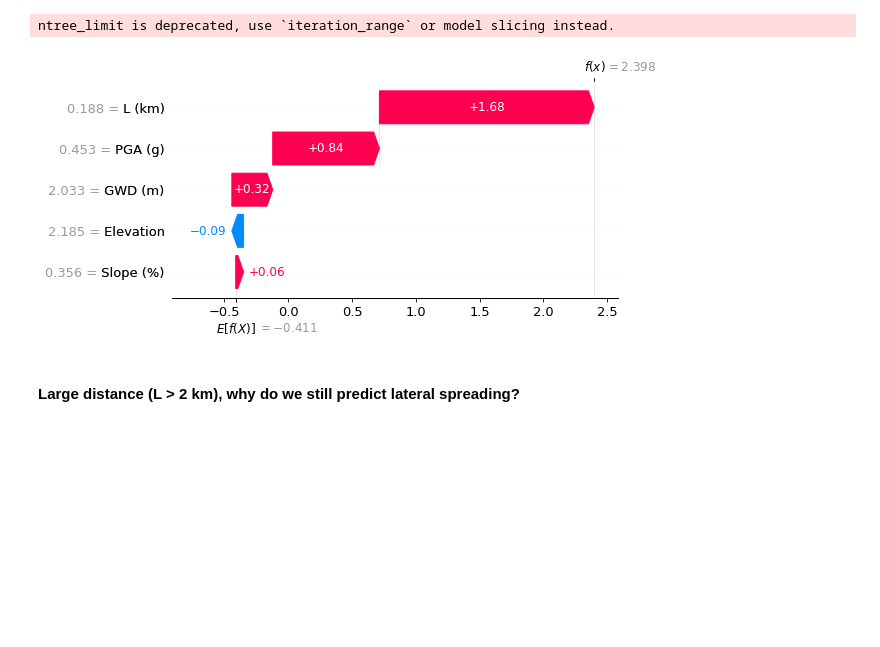
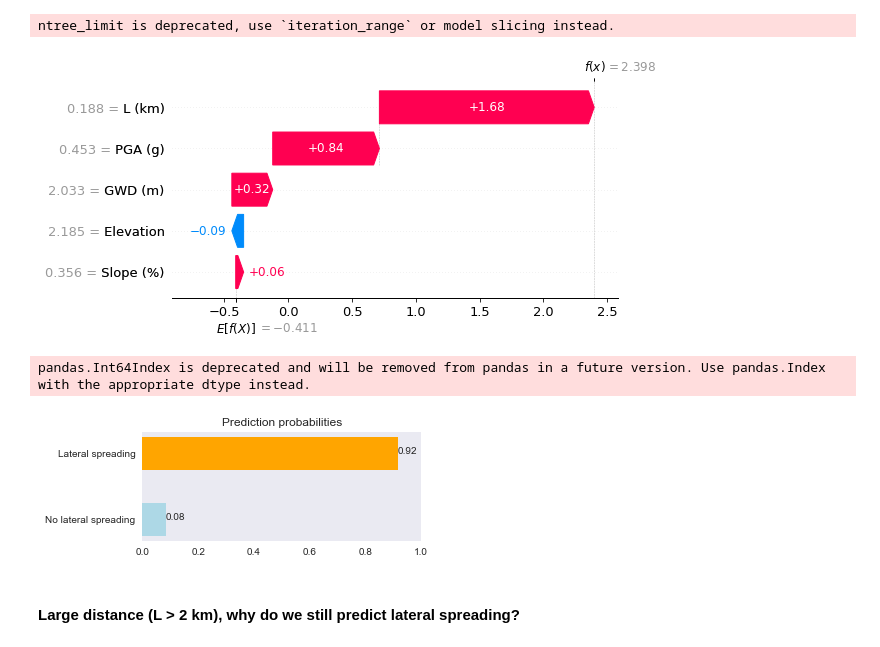
Before and after one commit to geoelements/xai-lateral-spreading, a Jupyter notebook: shap-explainer.ipynb, the cells around one changed output. Cells and saved outputs as stored; diff of their text form; code cells hidden in the pictures; blank space fills up the shorter version.

```diff
--- a/shap-explainer.ipynb
+++ b/shap-explainer.ipynb
@@ -292,9 +309,13 @@ tp_shap_values = explainer(X_true_pos)
 ntree_limit is deprecated, use `iteration_range` or model slicing instead.
 # %%
 # visualize lateral spreading prediction's explanation
-shap.plots.waterfall(tp_shap_values[0])
+idx = 0
+shap.plots.waterfall(tp_shap_values[idx])
+plot_barh(model.predict_proba(X_true_pos)[idx])
 # %% [output]
 [figure]
+pandas.Int64Index is deprecated and will be removed from pandas in a future version. Use pandas.Index with the appropriate dtype instead.
+[figure, added]
 # %% [markdown]
 #### Large distance (L > 2 km), why do we still predict lateral spreading?
 # %%
```
Also changed, not shown: parts of 20 cells of this notebook.
